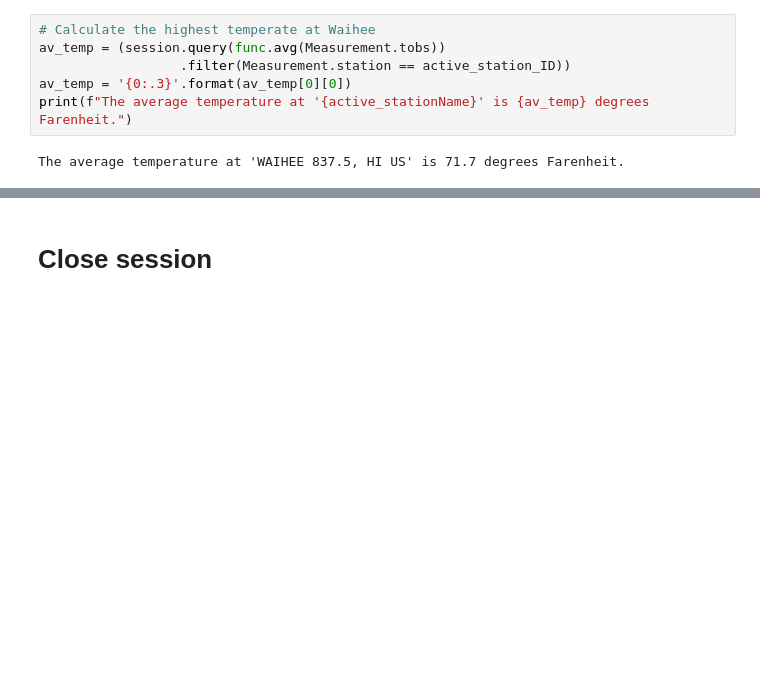
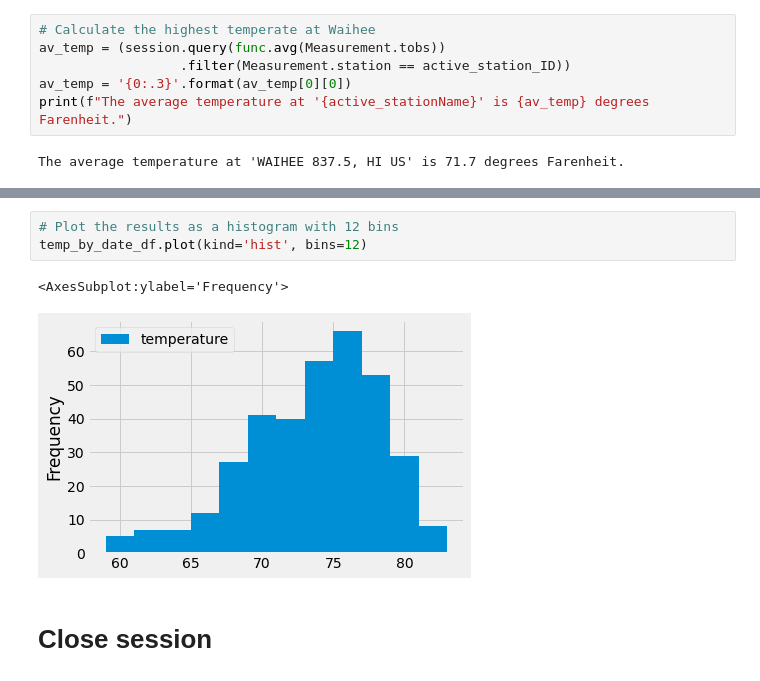
Before and after one commit to NathanJPotter/sqlalchemy-challenge, a Jupyter notebook: climate_analysis_exploration.ipynb, the cells around one changed output, grey strips where cells are left out. Drawn from its saved outputs; the diff is of its cells as text; blank space fills up the shorter version.

Commit message:
Plotted a histogram with bins=12

```diff
--- a/climate_analysis_exploration.ipynb
+++ b/climate_analysis_exploration.ipynb
@@ -395,3 +396,9 @@ temp_by_date_df
+# %%
+# Plot the results as a histogram with 12 bins
+temp_by_date_df.plot(kind='hist', bins=12)
+# %% [output]
+<AxesSubplot:ylabel='Frequency'>
+[figure, added]
 # %% [markdown]
 # Close session
 # %%
```
Also changed, not shown: parts of 1 cell of this notebook.
